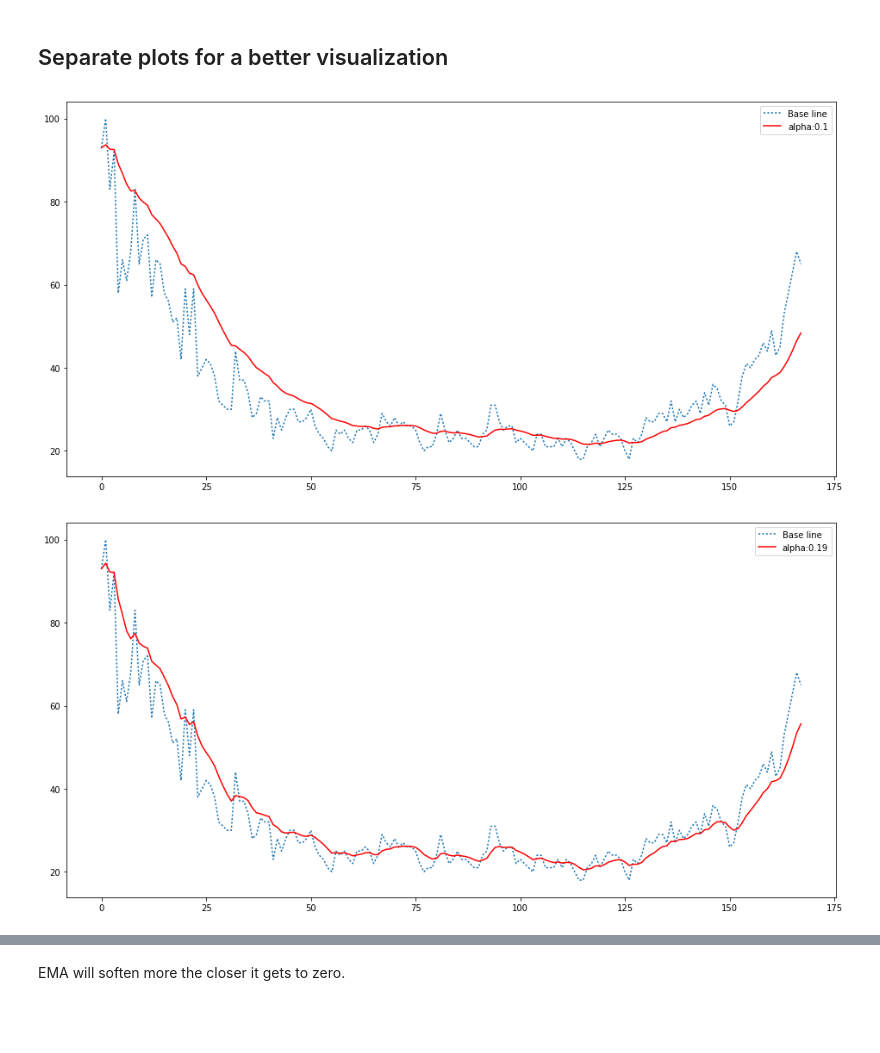
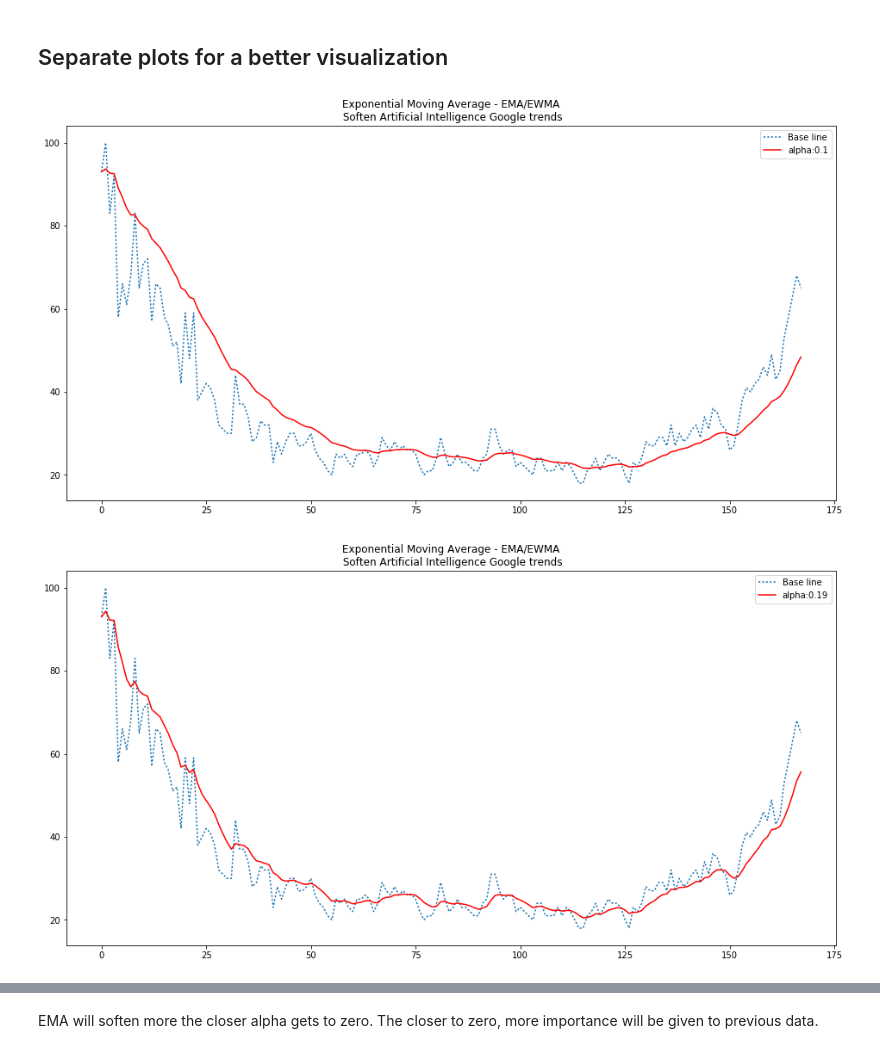
Before and after one commit to bsaldivaremc2/EMA_demo, a Jupyter notebook: EMA.ipynb, the cells around one changed output, grey strips where cells are left out. Saved outputs shown, nothing was run; the diff lists cells and outputs as text; code cells hidden in the pictures; blank space fills up the shorter version.

Commit message:
Slightly prettier graphics

```diff
--- a/EMA.ipynb
+++ b/EMA.ipynb
@@ -121,12 +121,13 @@ plt.show()
 # %%
 t = np.arange(0,aitv.shape[0])
 
 for key in sorted(ema_dic.keys()):
     fig=plt.figure(figsize=(16,8))
     plt.plot(t,aitv,label="Base line",linestyle=':')
     plt.plot(t,ema_dic[key],label="alpha:"+str(np.round(key,2)),c="red")
+    plt.title("Exponential Moving Average - EMA/EWMA\n Soften Artificial Intelligence search in Google trends")
     plt.legend()
     plt.show()
 # %% [output]
-[figure, old version]
+[figure, new version]
-[figure, old version]
+[figure, new version]
@@ -141,2 +142,2 @@ for key in sorted(ema_dic.keys()):
 # %% [markdown]
-EMA will soften more the closer it gets to zero.
+EMA will soften more the closer alpha gets to zero. The closer to zero, more importance will be given to previous data.
```
Also changed, not shown: parts of 1 cell of this notebook, 11 other files.
